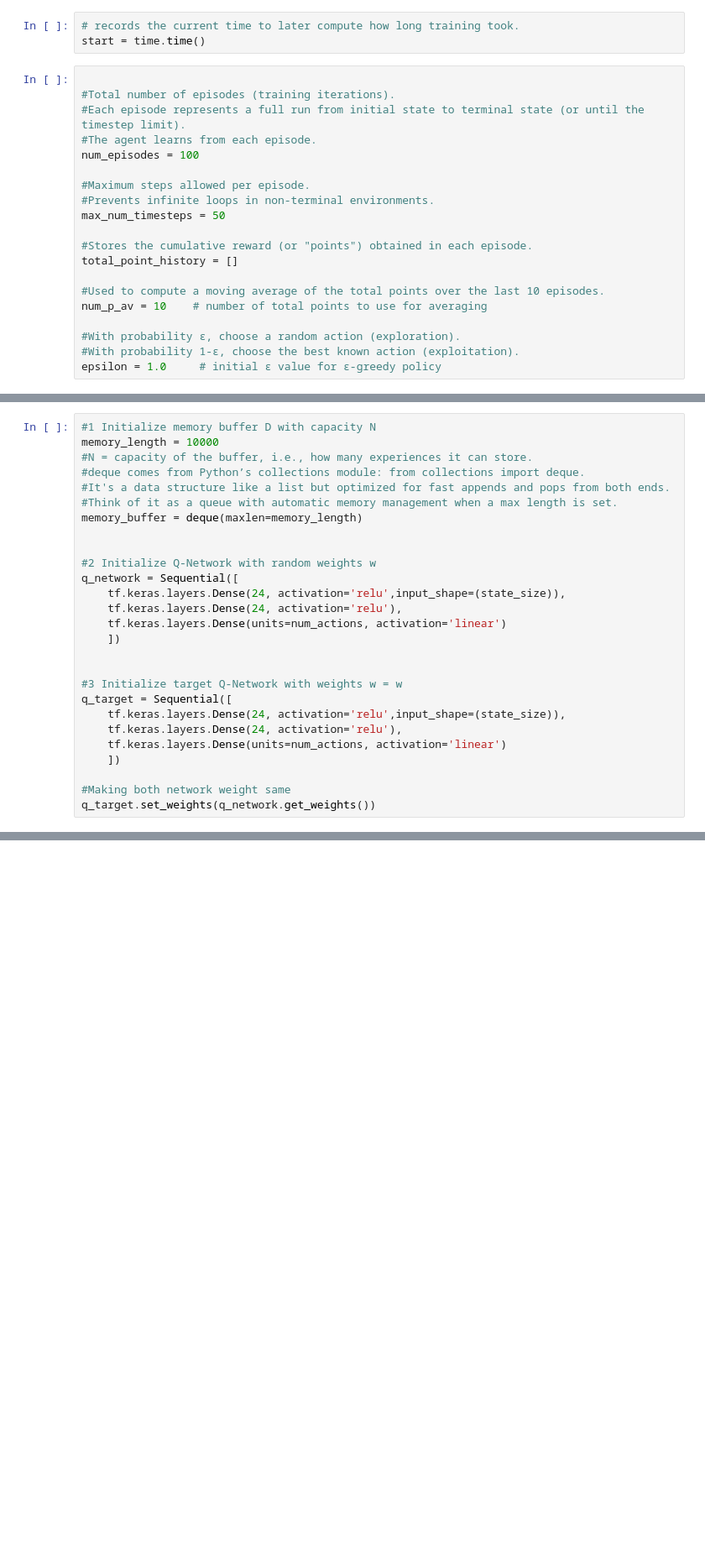
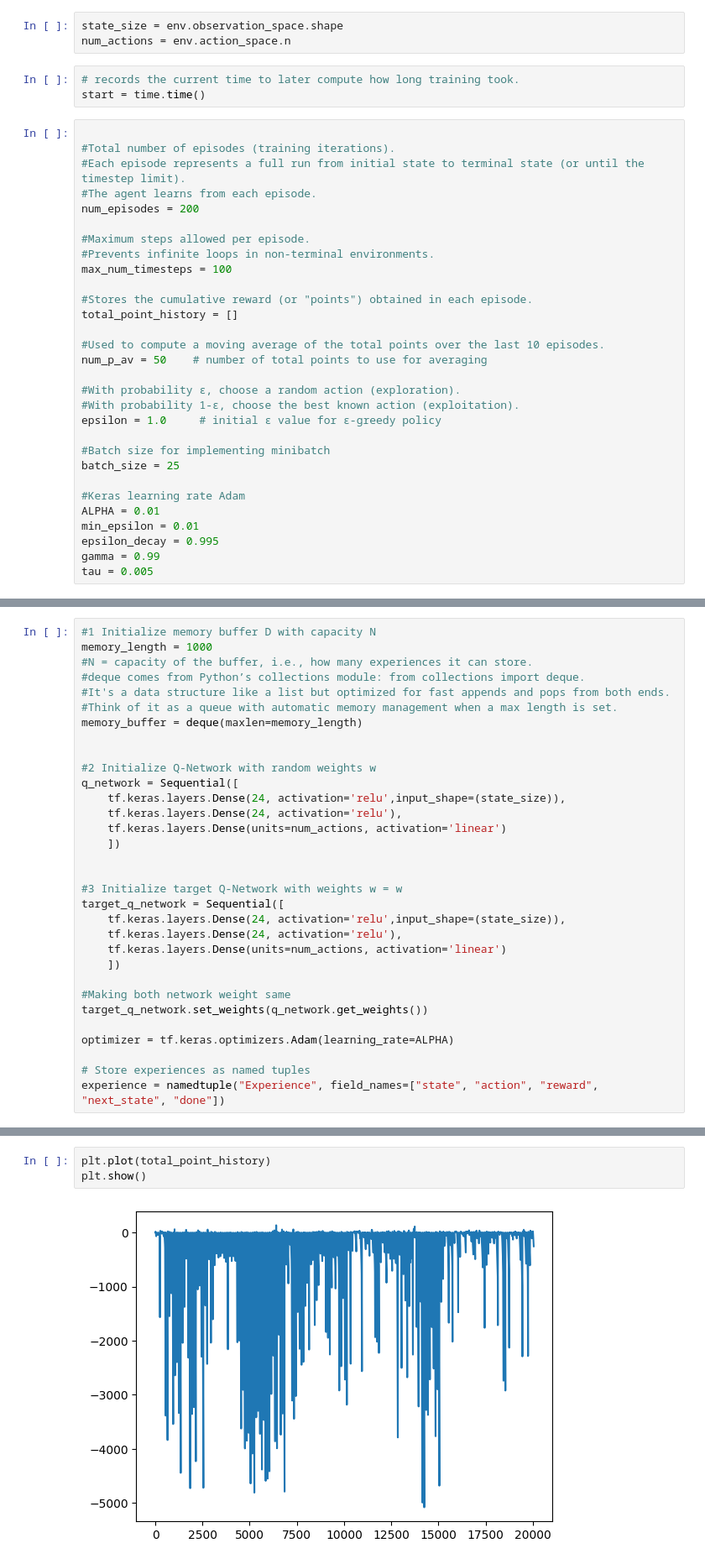
Before and after one commit to dbadhe/Qlearning, a Jupyter notebook: Lunar-Landing.ipynb, the cells around one changed output, grey strips where cells are left out. Shown at 84% size. Drawn from its saved outputs; the diff is of its cells as text; blank space fills up the shorter version.

```diff
--- a/Lunar-Landing.ipynb
+++ b/Lunar-Landing.ipynb
@@ -87,6 +94,9 @@ Reward:         0.640480647797915
 Done:           False
 # %% [markdown]
 ## Implementing Q learning
+# %%
+state_size = env.observation_space.shape
+num_actions = env.action_space.n
 # %%
 # records the current time to later compute how long training took.
 start = time.time()
@@ -95,18 +105,28 @@ start = time.time()
 #Total number of episodes (training iterations).
 #Each episode represents a full run from initial state to terminal state (or until the timestep limit).
 #The agent learns from each episode.
-num_episodes = 100
+num_episodes = 200
 
 #Maximum steps allowed per episode.
 #Prevents infinite loops in non-terminal environments.
-max_num_timesteps = 50
+max_num_timesteps = 100
 
 #Stores the cumulative reward (or "points") obtained in each episode.
 total_point_history = []
 
 #Used to compute a moving average of the total points over the last 10 episodes.
-num_p_av = 10    # number of total points to use for averaging
+num_p_av = 50    # number of total points to use for averaging
 
 #With probability ε, choose a random action (exploration).
 #With probability 1-ε, choose the best known action (exploitation).
 epsilon = 1.0     # initial ε value for ε-greedy policy
+
+#Batch size for implementing minibatch
+batch_size = 25
+
+#Keras learning rate Adam
+ALPHA = 0.01
+min_epsilon = 0.01
+epsilon_decay = 0.995
+gamma = 0.99
+tau = 0.005
@@ -113,6 +135,6 @@ epsilon = 1.0     # initial ε value for ε-greedy policy
 # %%
 #1 Initialize memory buffer D with capacity N
-memory_length = 10000
+memory_length = 1000
 #N = capacity of the buffer, i.e., how many experiences it can store.
 #deque comes from Python’s collections module: from collections import deque.
 #It's a data structure like a list but optimized for fast appends and pops from both ends.
@@ -129,14 +151,19 @@ q_network = Sequential([
 
 
 #3 Initialize target Q-Network with weights w = w
-q_target = Sequential([
+target_q_network = Sequential([
     tf.keras.layers.Dense(24, activation='relu',input_shape=(state_size)),
     tf.keras.layers.Dense(24, activation='relu'),
     tf.keras.layers.Dense(units=num_actions, activation='linear')
     ])
 
 #Making both network weight same
-q_target.set_weights(q_network.get_weights())
+target_q_network.set_weights(q_network.get_weights())
+
+optimizer = tf.keras.optimizers.Adam(learning_rate=ALPHA)
+
+# Store experiences as named tuples
+experience = namedtuple("Experience", field_names=["state", "action", "reward", "next_state", "done"])
 # %%
 #4 for episode i = 1 to M do
 for i in range(num_episodes):
@@ -179,0 +278,5 @@ SyntaxError: invalid character '₁' (U+2081) (3647325864.py, line 20)
+# %%
+plt.plot(total_point_history)
+plt.show()
+# %% [output]
+[figure, added]
```
Also changed, not shown: parts of 6 cells of this notebook, 1 other file.
